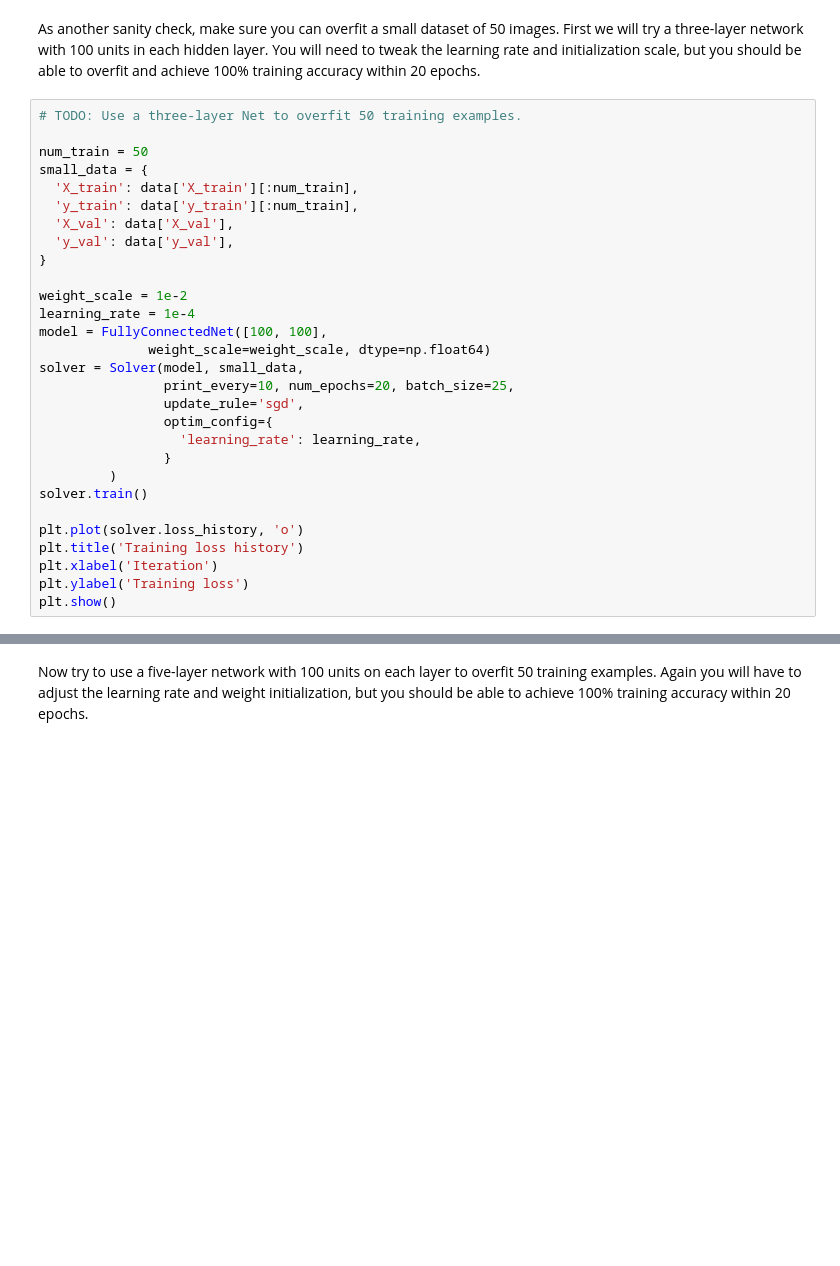
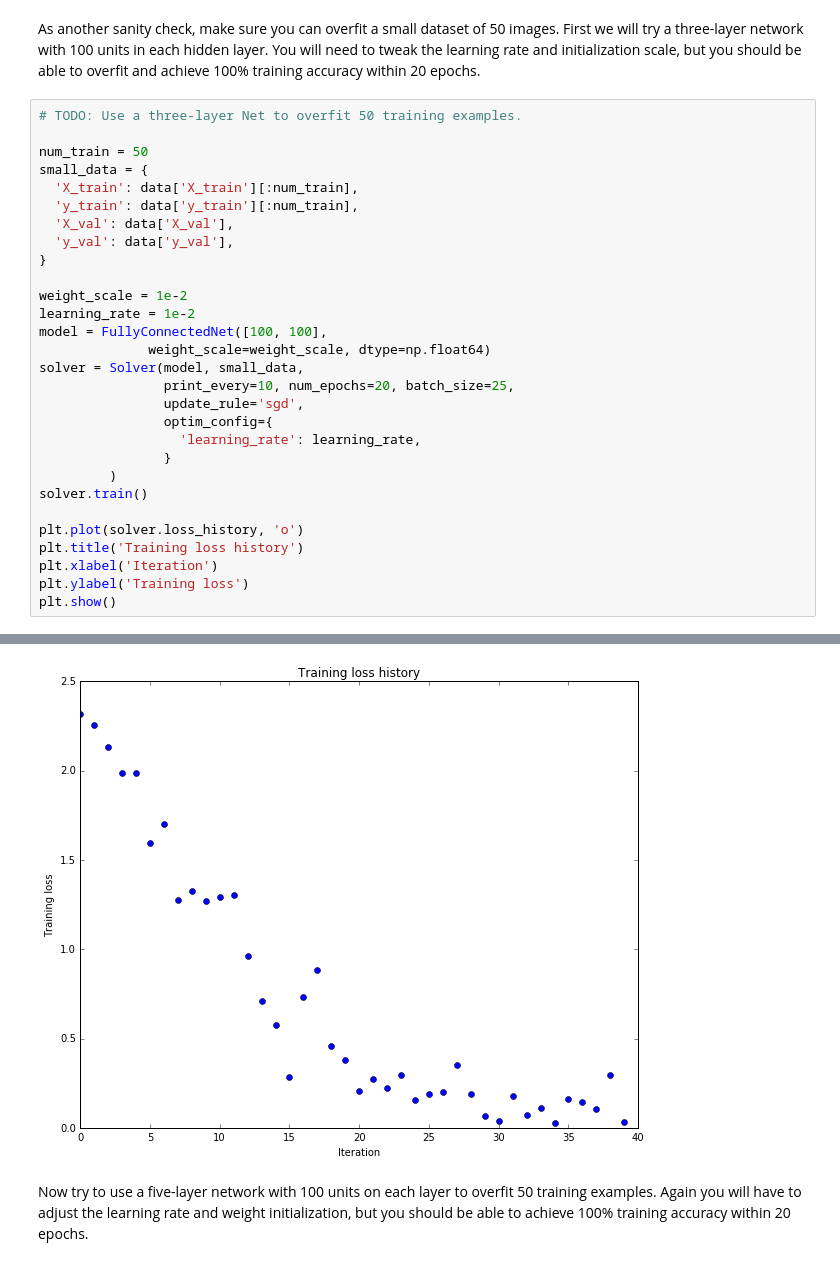
Before and after one commit to meowklaski/Course_Materials, a Jupyter notebook: assignment2/FullyConnectedNets.ipynb, the cells around one changed output, grey strips where cells are left out. Saved outputs shown, nothing was run; the diff lists cells and outputs as text; blank space fills up the shorter version.

```diff
--- a/assignment2/FullyConnectedNets.ipynb
+++ b/assignment2/FullyConnectedNets.ipynb
@@ -403,7 +418,7 @@ small_data = {
 }
 
 weight_scale = 1e-2
-learning_rate = 1e-4
+learning_rate = 1e-2
 model = FullyConnectedNet([100, 100],
               weight_scale=weight_scale, dtype=np.float64)
 solver = Solver(model, small_data,
@@ -420,3 +435,4 @@ plt.title('Training loss history')
 plt.xlabel('Iteration')
 plt.ylabel('Training loss')
 plt.show()
+# %% [output]
@@ -423,3 +456,4 @@ plt.show()
+[figure, added]
 # %% [markdown]
 Now try to use a five-layer network with 100 units on each layer to overfit 50 training examples. Again you will have to adjust the learning rate and weight initialization, but you should be able to achieve 100% training accuracy within 20 epochs.
 # %%
```
Also changed, not shown: parts of 15 cells of this notebook, 5 other files.
